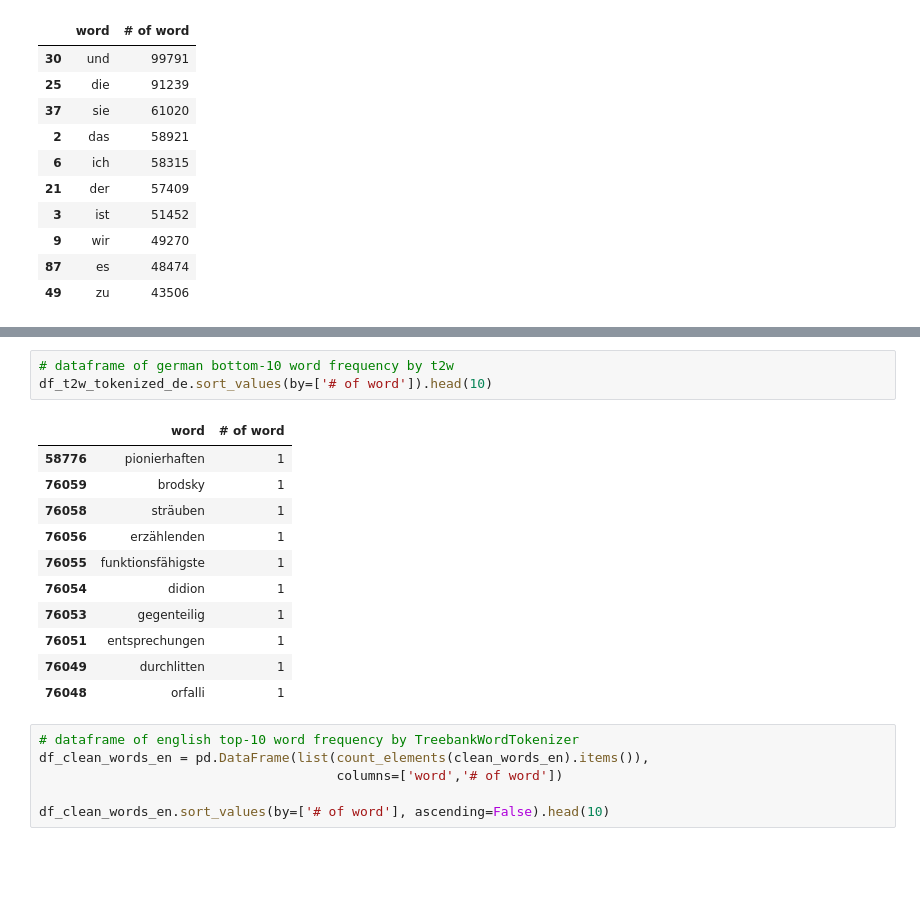
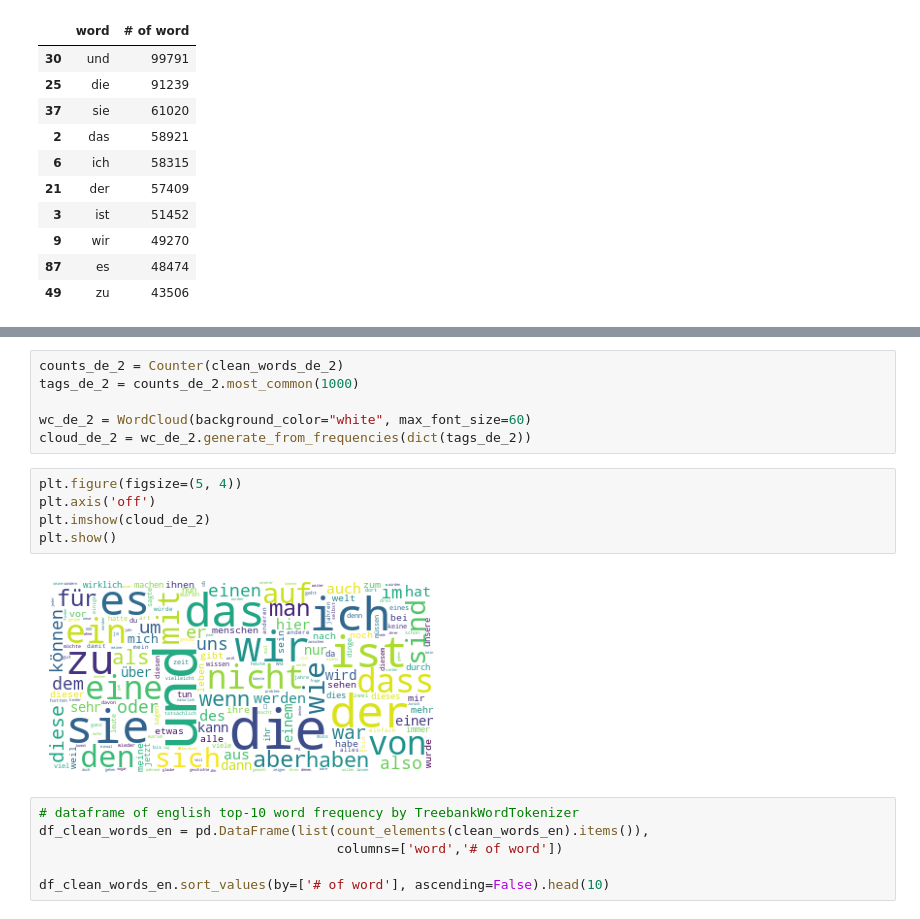
Before and after one commit to Chanwhistle/Transformer_Reimplementation, a Jupyter notebook: Data exploration.ipynb, the cells around one changed output, grey strips where cells are left out. Drawn from its saved outputs; the diff is of its cells as text; blank space fills up the shorter version.

```diff
--- a/Data exploration.ipynb
+++ b/Data exploration.ipynb
@@ -141,18 +138,16 @@ df_clean_words_de.sort_values(by=['# of word']).head(10)
-# %%
-# dataframe of german bottom-10 word frequency by t2w
-df_t2w_tokenized_de.sort_values(by=['# of word']).head(10)
-# %% [output]
-|  | word | # of word |
-| 58776 | pionierhaften | 1 |
-| 76059 | brodsky | 1 |
-| 76058 | sträuben | 1 |
-| 76056 | erzählenden | 1 |
-| 76055 | funktionsfähigste | 1 |
-| 76054 | didion | 1 |
-| 76053 | gegenteilig | 1 |
-| 76051 | entsprechungen | 1 |
-| 76049 | durchlitten | 1 |
-| 76048 | orfalli | 1 |
+# %%
+counts_de_2 = Counter(clean_words_de_2)
+tags_de_2 = counts_de_2.most_common(1000)
+
+wc_de_2 = WordCloud(background_color="white", max_font_size=60)
+cloud_de_2 = wc_de_2.generate_from_frequencies(dict(tags_de_2))
+# %%
+plt.figure(figsize=(5, 4))
+plt.axis('off')
+plt.imshow(cloud_de_2)
+plt.show()
+# %% [output]
+[figure, added]
 # %%
 # dataframe of english top-10 word frequency by TreebankWordTokenizer
 df_clean_words_en = pd.DataFrame(list(count_elements(clean_words_en).items()),
```
Also changed, not shown: parts of 17 cells of this notebook, 2 other files.
